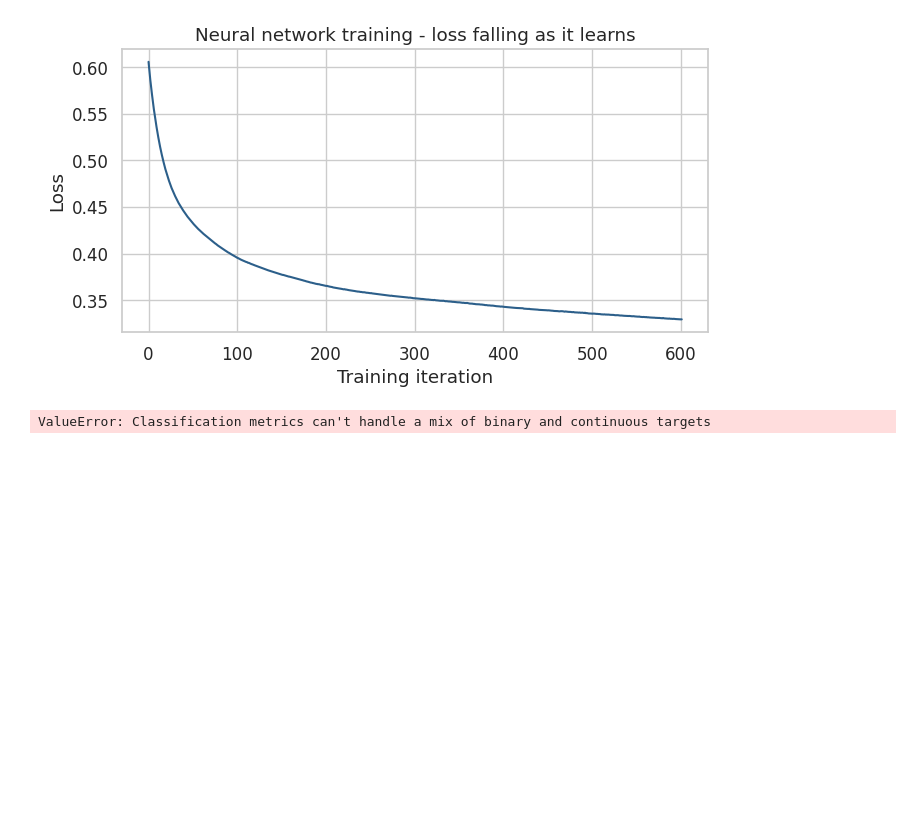
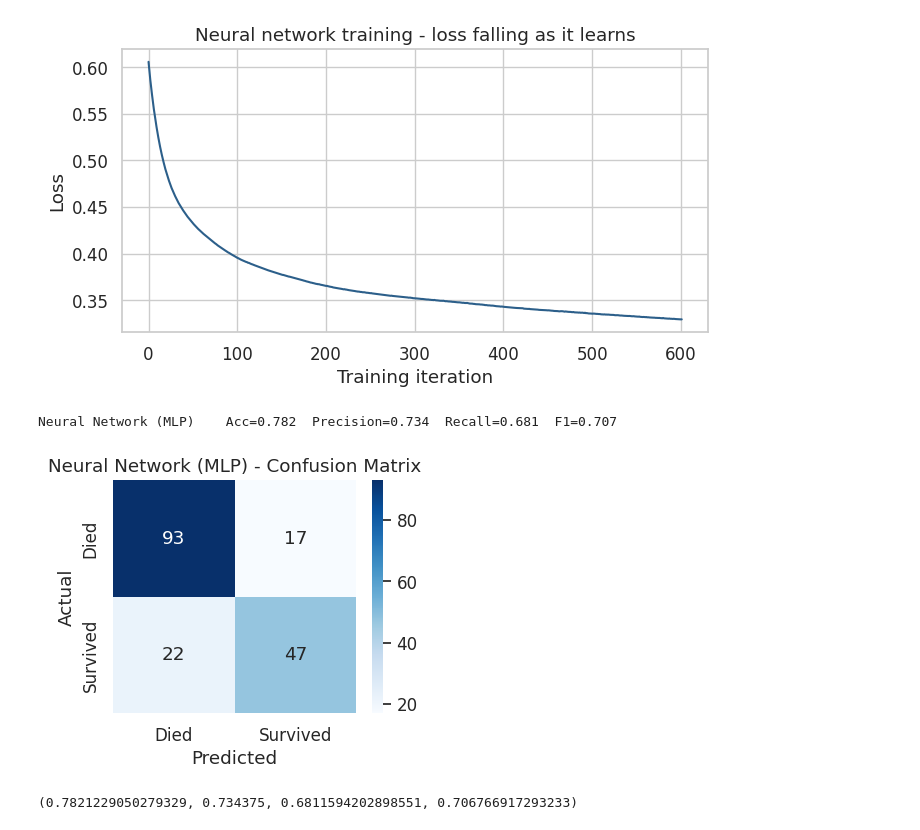
Before and after one commit to Erandi-Hans/Model-Traning-2, a Jupyter notebook: titanic.ipynb, the cells around one changed output. Cells and saved outputs as stored; diff of their text form; code cells hidden in the pictures; blank space fills up the shorter version.

```diff
--- a/titanic.ipynb
+++ b/titanic.ipynb
@@ -395,11 +395,13 @@ Neural Network (MLP)    Acc=0.782  Precision=0.750  Recall=0.652  F1=0.698
 # %%
 from sklearn.neural_network import MLPRegressor
 
-mlp_reg = MLPRegressor(hidden_layer_sizes=(32, 16), activation='relu',
+mlp_reg = MLPClassifier(hidden_layer_sizes=(32, 16), activation='relu',
                         max_iter=2000, random_state=42)
 mlp_reg.fit(Xc_train_scaled, yc_train)
 y_pred_mlp_reg = mlp_reg.predict(Xc_test_scaled)
 
 score_classifier("Neural Network (MLP)", yc_test, y_pred_mlp_reg)
 # %% [output]
-ValueError: Classification metrics can't handle a mix of binary and continuous targets
+Neural Network (MLP)    Acc=0.782  Precision=0.734  Recall=0.681  F1=0.707
+[figure, added]
+(0.7821229050279329, 0.734375, 0.6811594202898551, 0.706766917293233)
```
Also changed, not shown: parts of 2 cells of this notebook.
